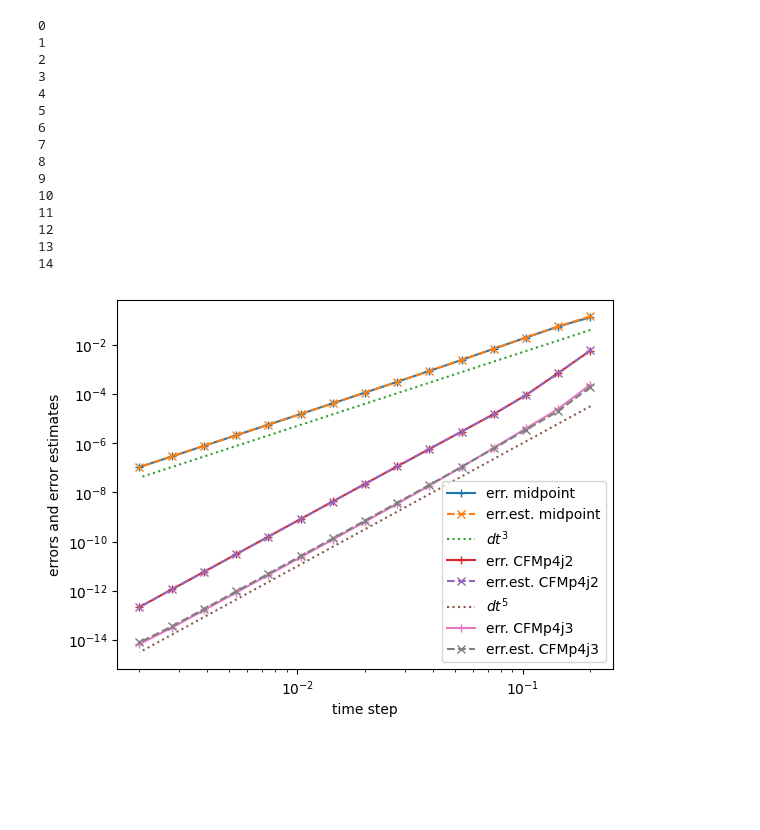
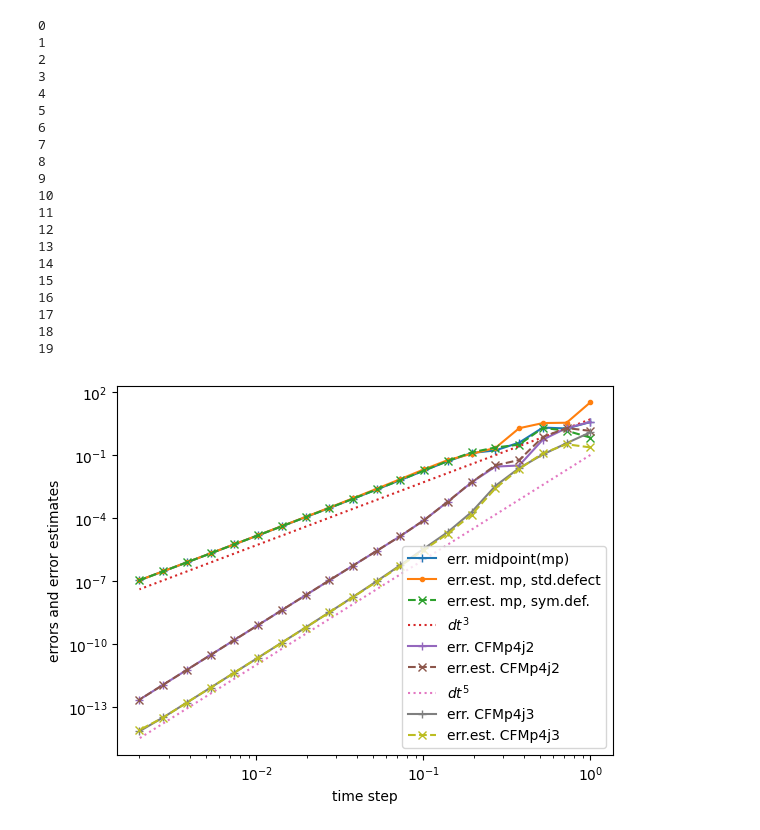
Before and after one commit to newbisi/mkprop, a Jupyter notebook: examples/testerrasymorder.ipynb, the cells around one changed output. Saved outputs shown, nothing was run; the diff lists cells and outputs as text; code cells hidden in the pictures; blank space fills up the shorter version.

```diff
--- a/examples/testerrasymorder.ipynb
+++ b/examples/testerrasymorder.ipynb
@@ -20,3 +18,6 @@ mv, dmv = Hamiltonian.setupHamiltonian(0)
 np.set_printoptions(linewidth=180)
 m=40
 tol=1e-4
+ktype=2
+reo=0
+tnow = 0.522345
@@ -29,14 +70,14 @@ parth2 = [0,1]
 # %%
 c = 3**0.5/6
-cmat2 = [0.5-c, 0.5+c]
-amat2 = [[0.25+c,0.25-c],[0.25-c,0.25+c]]
-jexps2=len(amat2)
+cmat = [0.5-c, 0.5+c]
+amat=[[0.25+c,0.25-c],[0.25-c,0.25+c]]
+parth1 = [1,0]
+parth2 = [0,1]
 
 chat = -0.5
 jexps=len(amat)
 p=4
 
-tnow = 0.522345
 sig = 1j
 tolkry=1e-8
 
@@ -45,7 +86,7 @@ mv0, _ = Hamiltonian.setupHamiltonian(tnow)
 ye0 = mv0(y0)
 ye0 = ye0+0j
 
-dts = np.geomspace(2e-1,2e-3,15)
+dts = np.geomspace(1e0,2e-3,20)
 errlistcfm4j2 = np.zeros(dts.size)
 errestlistcfm4j2 = np.zeros(dts.size)
 for dt, ij in zip(dts,range(len(dts))):
@@ -63,8 +104,8 @@ for dt, ij in zip(dts,range(len(dts))):
         Gam11 = parth1[know]*Hpsi + dt/2*dHpsi - sig*dt**2/12*(HdHpsi-dHHpsi)
         e0sub += Gam11
 
-        y1sub, errestkry, tkrylist, mlist1 = mkprop.expimv_pKry(mv,y0sub,tol=tolkry,t=dt,m=m,ktype=2,reo=0)
-        e1sub, errestkry, tkrylist, mlist2 = mkprop.expimv_pKry(mv,e0sub,tol=tolkry,t=dt,m=m,ktype=2,reo=0)
+        y1sub, errestkry, tkrylist, mlist1 = mkprop.expimv_pKry(mv,y0sub,tol=tolkry,t=dt,m=m,ktype=ktype,reo=reo)
+        e1sub, errestkry, tkrylist, mlist2 = mkprop.expimv_pKry(mv,e0sub,tol=tolkry,t=dt,m=m,ktype=ktype,reo=reo)
 
         dHpsi = dmv(y1sub)
         Hpsi = mv(y1sub)
@@ -85,7 +126,6 @@ for dt, ij in zip(dts,range(len(dts))):
     tolkry=1e-3*errestmag
     #print(errestmag)
 
-    refsteps=4
     y0sub=u
     t=tnow
     dt2=dt/refsteps
@@ -93,7 +133,7 @@ for dt, ij in zip(dts,range(len(dts))):
         for know in range(jexps2):
             anow = amat2[know]
             mv, dmv = Hamiltonian.setupHamiltonianCFM(anow,cmat2,chat,t,dt2)
-            y1sub, errestkry, tkrylist, mlist1 = mkprop.expimv_pKry(mv,y0sub,tol=tolkry,t=dt2,m=m,ktype=2,reo=0)
+            y1sub, errestkry, tkrylist, mlist1 = mkprop.expimv_pKry(mv,y0sub,tol=tolkry,t=dt2,m=m,ktype=ktype,reo=reo)
             y0sub = y1sub
         t+=dt2
     testerr = nrm(y1sub-y1)
@@ -241,14 +287,8 @@ plt.loglog(dts, errestlistcfm1,'+-',dts,errlistcfm,'-x',dts,1e-1*dts**(p+1),':')
 # %%
-c = 3**0.5/6
-cmat2 = [0.5-c, 0.5+c]
-amat2 = [[0.25+c,0.25-c],[0.25-c,0.25+c]]
-jexps=len(amat2)
-
 chat = -0.5
 jexps=len(amat)
 p=2
 
-tnow = 0.522345
 sig = 1j
 tolkry=1e-8
 
@@ -266,10 +306,12 @@ for dt, ij in zip(dts,range(len(dts))):
     y0=u
     mv, dmv = Hamiltonian.setupHamiltonian(tnow+0.5*dt)
 
-    y1, errestkry, tkrylist, mlist = mkprop.expimv_pKry(mv,y0,tol=tolkry,t=dt,m=m,ktype=2,reo=0)
+    y1, errestkry, tkrylist, mlist = mkprop.expimv_pKry(mv,y0,tol=tolkry,t=dt,m=m,
+                                                        ktype=ktype,reo=reo)
 
     y0esym=mv(y0)-ye0
-    defp2, errestkry, tkrylist, mlist = mkprop.expimv_pKry(mv,y0esym,tol=tolkry,t=dt,m=m,ktype=2,reo=0)
+    defp2, errestkry, tkrylist, mlist = mkprop.expimv_pKry(mv,y0esym,tol=tolkry,t=dt,m=m,
+                                                           ktype=ktype,reo=reo)
     # computer error estimate
     gam2 = mv(y1)
     mv2, _ = Hamiltonian.setupHamiltonian(tnow+dt)
@@ -290,8 +332,6 @@ for dt, ij in zip(dts,range(len(dts))):
 
     tolkry=1e-3*errestmag
 
-
-    refsteps=4
     y0sub=u
     t=tnow
     dt2=dt/refsteps
@@ -299,7 +339,8 @@ for dt, ij in zip(dts,range(len(dts))):
         for know in range(jexps2):
             anow = amat2[know]
             mv, dmv = Hamiltonian.setupHamiltonianCFM(anow,cmat2,chat,t,dt2)
-            y1sub, errestkry, tkrylist, mlist1 = mkprop.expimv_pKry(mv,y0sub,tol=tolkry,t=dt2,m=m,ktype=2,reo=0)
+            y1sub, errestkry, tkrylist, mlist1 = mkprop.expimv_pKry(mv,y0sub,tol=tolkry,t=dt2,m=m,
+                                                                    ktype=ktype,reo=reo)
             y0sub = y1sub
         t+=dt2
     testerr = nrm(y1sub-y1)
@@ -321,14 +362,19 @@ for dt, ij in zip(dts,range(len(dts))):
 12
 13
 14
+15
+16
+17
+18
+19
 # %%
-plt.loglog(dts, errestlist1,'+-',dts,errlist,'--x',dts,5e0*dts**(p+1),':')
+plt.loglog(dts, errestlist1,'+-',dts, errestlist2,'.-',dts,errlist,'--x',dts,5e0*dts**(p+1),':')
 plt.loglog(dts, errestlistcfm4j2,'+-',dts,errlistcfm4j2,'--x',dts,1e-1*dts**(5),':')
 plt.loglog(dts, errestlistcfm1,'+-',dts,errlistcfm,'--x');
 plt.xlabel('time step')
 plt.ylabel('errors and error estimates')
-plt.gca().legend(('err. midpoint','err.est. midpoint','$dt^3$','err. CFMp4j2','err.est. CFMp4j2','$dt^5$','err. CFMp4j3','err.est. CFMp4j3'))
-plt.savefig("asymptoticerror.pdf", format="pdf", bbox_inches="tight")
+plt.gca().legend(('err. midpoint(mp)','err.est. mp, std.defect','err.est. mp, sym.def.','$dt^3$','err. CFMp4j2','err.est. CFMp4j2','$dt^5$','err. CFMp4j3','err.est. CFMp4j3'))
+#plt.savefig("asymptoticerror.pdf", format="pdf", bbox_inches="tight")
 plt.savefig("asymptoticerror.png")
 # %% [output]
-[figure, old version]
+[figure, new version]
```
Also changed, not shown: parts of 14 cells of this notebook, 11 other files.
